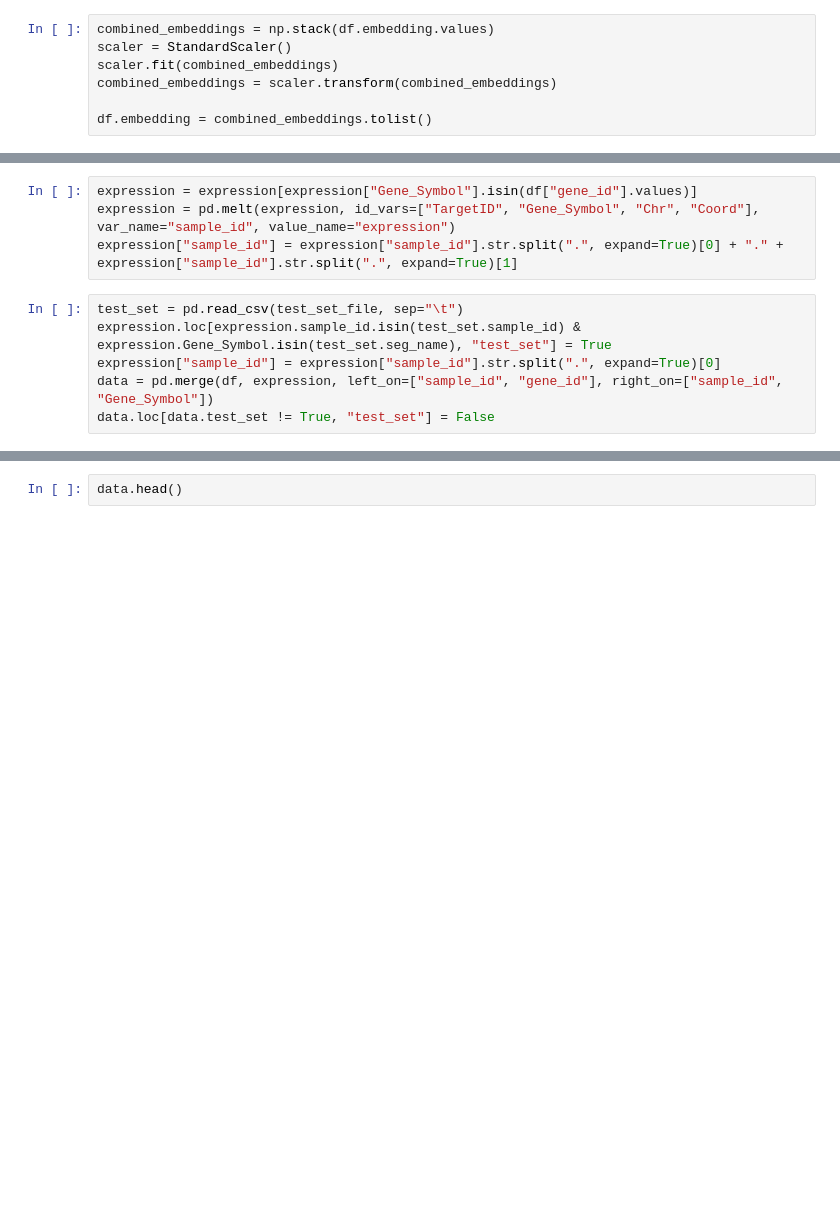
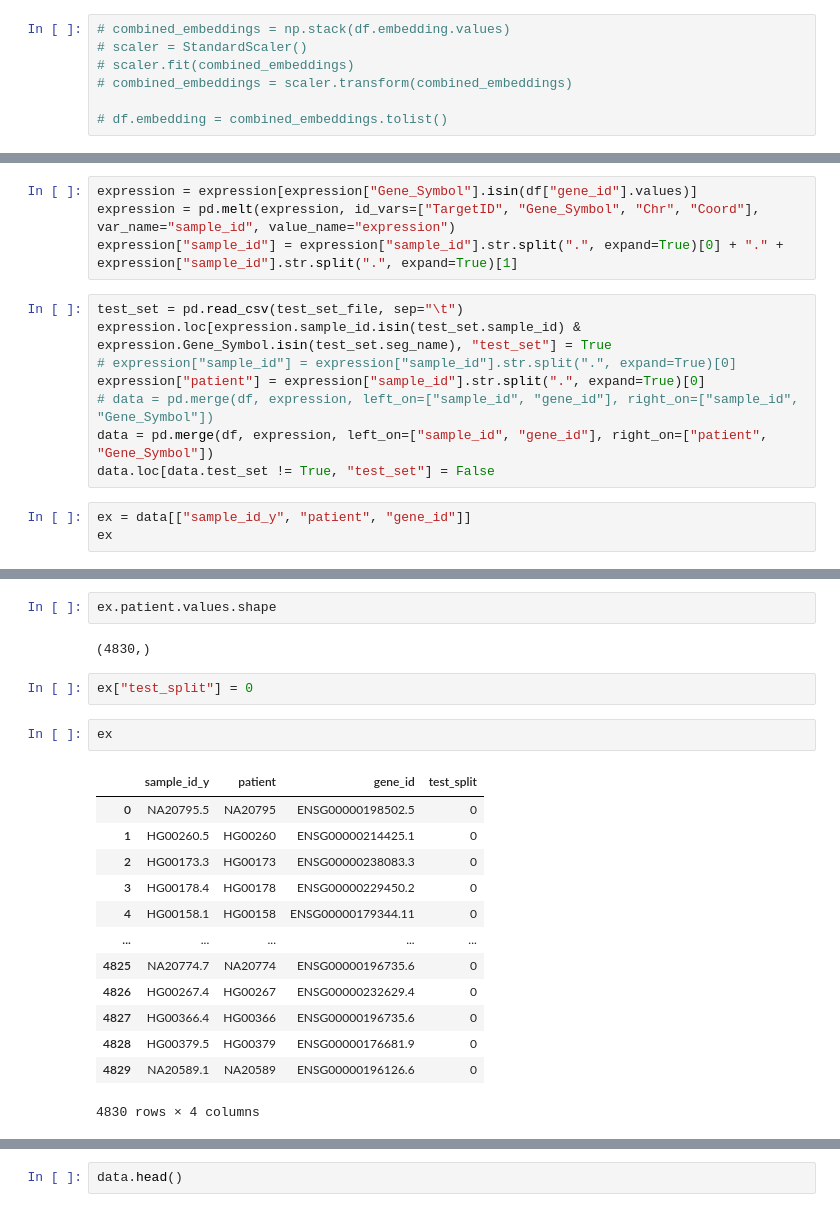
Before and after one commit to SarahOuologuem/lm-eqtl, a Jupyter notebook: expression_prediction.ipynb, the cells around one changed output, grey strips where cells are left out. Drawn from its saved outputs; the diff is of its cells as text; blank space fills up the shorter version.

```diff
--- a/expression_prediction.ipynb
+++ b/expression_prediction.ipynb
@@ -58,12 +58,12 @@ df.head()
 # %% [markdown]
 Standard scaling the embeddings, since this is assumed by many objective functions (e.g. RBF kernel of SVMs or L1/L2 regularizers of linear models), see https://scikit-learn.org/stable/modules/generated/sklearn.preprocessing.StandardScaler.html
 # %%
-combined_embeddings = np.stack(df.embedding.values)
-scaler = StandardScaler()
-scaler.fit(combined_embeddings)
-combined_embeddings = scaler.transform(combined_embeddings)
+# combined_embeddings = np.stack(df.embedding.values)
+# scaler = StandardScaler()
+# scaler.fit(combined_embeddings)
+# combined_embeddings = scaler.transform(combined_embeddings)
 
-df.embedding = combined_embeddings.tolist()
+# df.embedding = combined_embeddings.tolist()
 # %% [markdown]
 ## 1.2 Expression Data
 # %%
@@ -84,6 +84,11 @@ expression["sample_id"] = expression["sample_id"].str.split(".", expand=True)[0]
 # %%
 test_set = pd.read_csv(test_set_file, sep="\t")
 expression.loc[expression.sample_id.isin(test_set.sample_id) & expression.Gene_Symbol.isin(test_set.seg_name), "test_set"] = True
-expression["sample_id"] = expression["sample_id"].str.split(".", expand=True)[0]
-data = pd.merge(df, expression, left_on=["sample_id", "gene_id"], right_on=["sample_id", "Gene_Symbol"])
+# expression["sample_id"] = expression["sample_id"].str.split(".", expand=True)[0]
+expression["patient"] = expression["sample_id"].str.split(".", expand=True)[0]
+# data = pd.merge(df, expression, left_on=["sample_id", "gene_id"], right_on=["sample_id", "Gene_Symbol"])
+data = pd.merge(df, expression, left_on=["sample_id", "gene_id"], right_on=["patient", "Gene_Symbol"])
 data.loc[data.test_set != True, "test_set"] = False
+# %%
+ex = data[["sample_id_y", "patient", "gene_id"]]
+ex
@@ -89,0 +109,22 @@ data.loc[data.test_set != True, "test_set"] = False
+# %%
+ex.patient.values.shape
+# %% [output]
+(4830,)
+# %%
+ex["test_split"] = 0
+# %%
+ex
+# %% [output]
+|  | sample_id_y | patient | gene_id | test_split |
+| 0 | NA20795.5 | NA20795 | ENSG00000198502.5 | 0 |
+| 1 | HG00260.5 | HG00260 | ENSG00000214425.1 | 0 |
+| 2 | HG00173.3 | HG00173 | ENSG00000238083.3 | 0 |
+| 3 | HG00178.4 | HG00178 | ENSG00000229450.2 | 0 |
+| 4 | HG00158.1 | HG00158 | ENSG00000179344.11 | 0 |
+| ... | ... | ... | ... | ... |
+| 4825 | NA20774.7 | NA20774 | ENSG00000196735.6 | 0 |
+| 4826 | HG00267.4 | HG00267 | ENSG00000232629.4 | 0 |
+| 4827 | HG00366.4 | HG00366 | ENSG00000196735.6 | 0 |
+| 4828 | HG00379.5 | HG00379 | ENSG00000176681.9 | 0 |
+| 4829 | NA20589.1 | NA20589 | ENSG00000196126.6 | 0 |
+4830 rows × 4 columns
```
Also changed, not shown: parts of 5 cells of this notebook, 3 other files.
